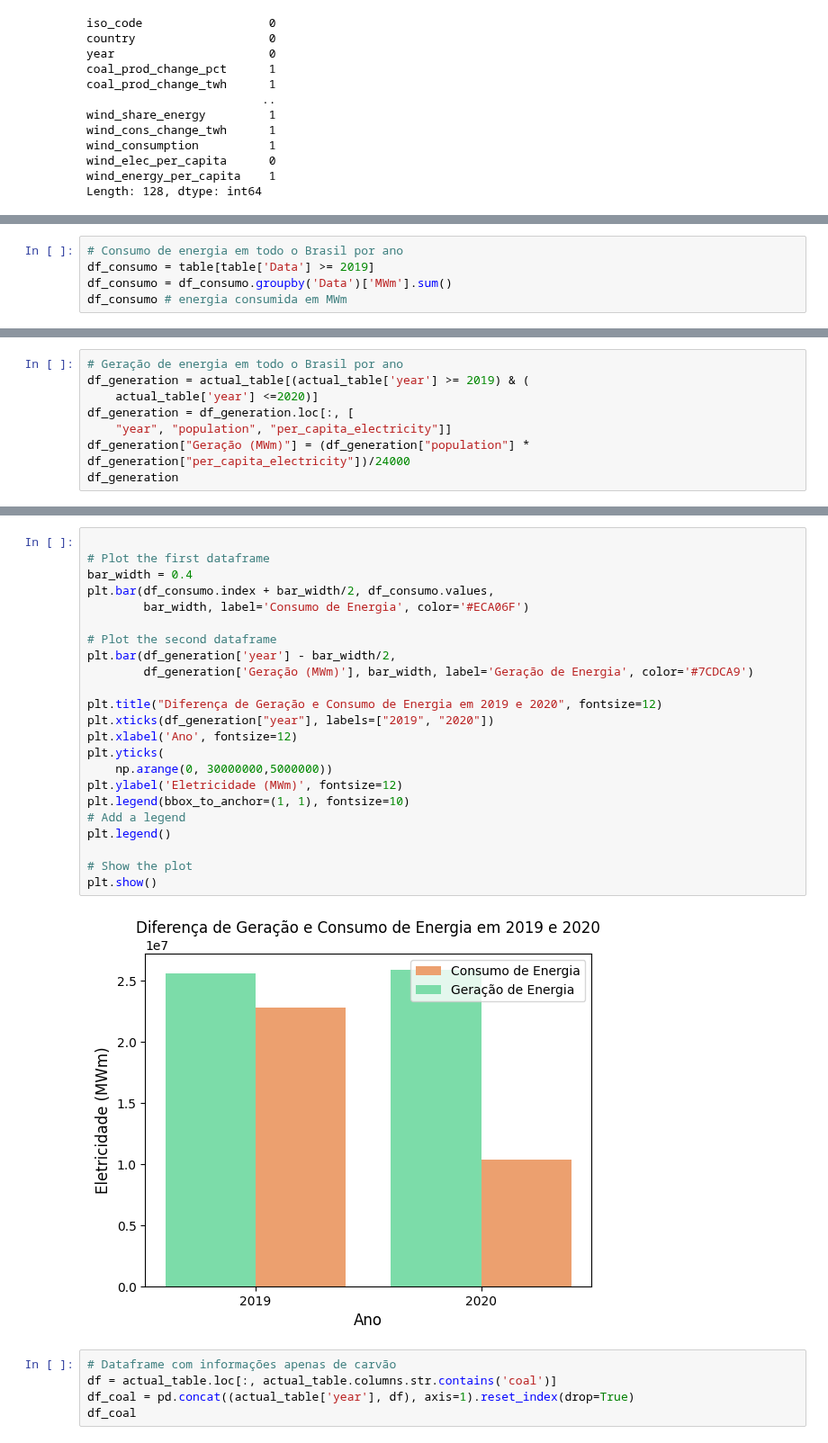
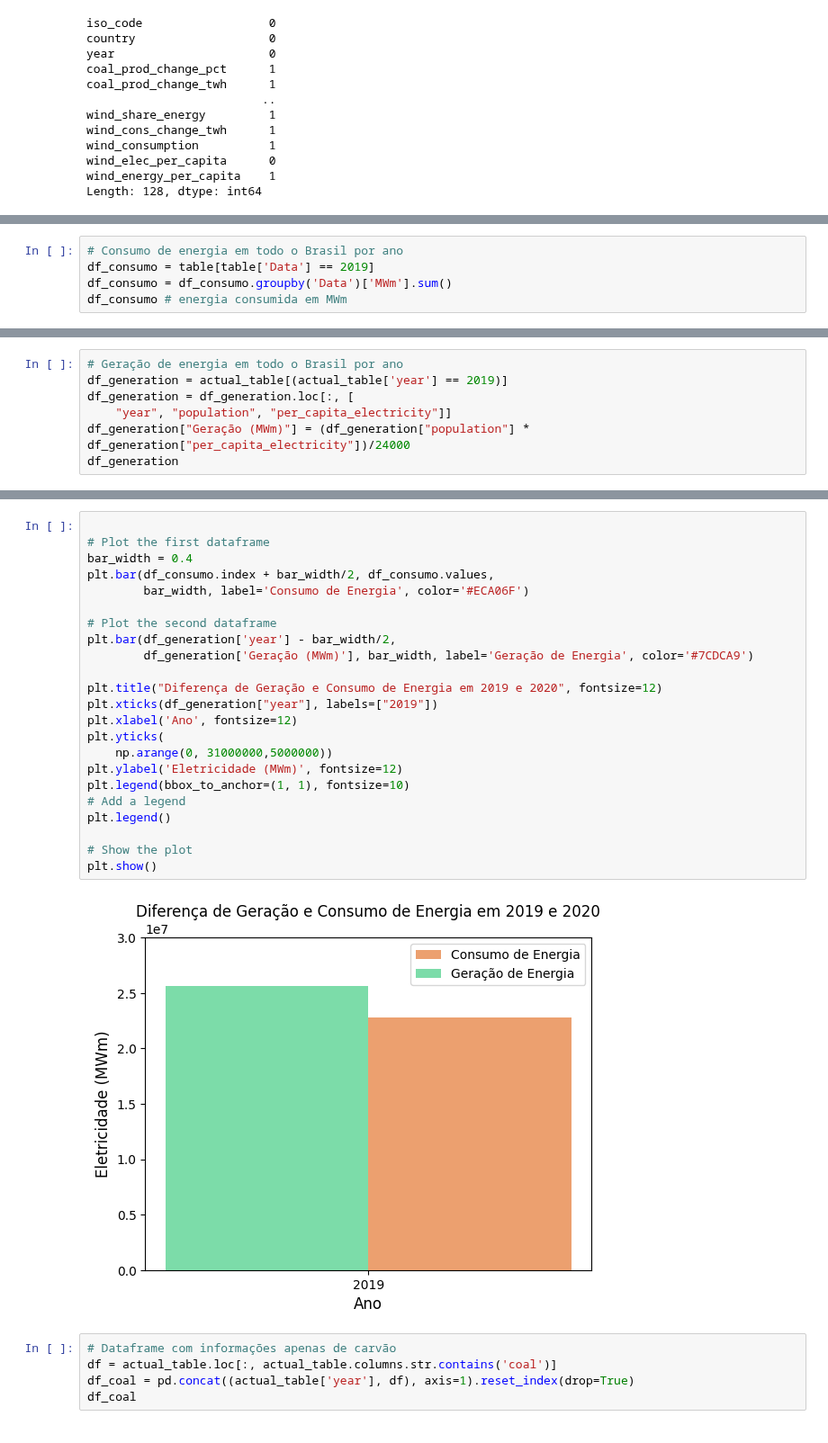
Before and after one commit to freireoliveira/tecnicas_1, a Jupyter notebook: Projeto_Tecnicas_Program1.ipynb, the cells around one changed output, grey strips where cells are left out. Shown at 90% size. Drawn from its saved outputs; the diff is of its cells as text.

```diff
--- a/Projeto_Tecnicas_Program1.ipynb
+++ b/Projeto_Tecnicas_Program1.ipynb
@@ -314,6 +316,6 @@ wind_energy_per_capita
 # %%
 # Consumo de energia em todo o Brasil por ano
-df_consumo = table[table['Data'] >= 2019]
+df_consumo = table[table['Data'] == 2019]
 df_consumo = df_consumo.groupby('Data')['MWm'].sum()
 df_consumo # energia consumida em MWm
 # %% [output]
@@ -324,7 +327,6 @@ Name: MWm, dtype: float64
 # %%
 # Geração de energia em todo o Brasil por ano
-df_generation = actual_table[(actual_table['year'] >= 2019) & (
-    actual_table['year'] <=2020)]
+df_generation = actual_table[(actual_table['year'] == 2019)]
 df_generation = df_generation.loc[:, [
     "year", "population", "per_capita_electricity"]]
 df_generation["Geração (MWm)"] = (df_generation["population"] * df_generation["per_capita_electricity"])/24000
@@ -336,28 +337,28 @@ df_generation
 # %%
 
 # Plot the first dataframe
 bar_width = 0.4
 plt.bar(df_consumo.index + bar_width/2, df_consumo.values,
         bar_width, label='Consumo de Energia', color='#ECA06F')
 
 # Plot the second dataframe
 plt.bar(df_generation['year'] - bar_width/2,
         df_generation['Geração (MWm)'], bar_width, label='Geração de Energia', color='#7CDCA9')
 
 plt.title("Diferença de Geração e Consumo de Energia em 2019 e 2020", fontsize=12)
-plt.xticks(df_generation["year"], labels=["2019", "2020"])
+plt.xticks(df_generation["year"], labels=["2019"])
 plt.xlabel('Ano', fontsize=12)
 plt.yticks(
-    np.arange(0, 30000000,5000000))
+    np.arange(0, 31000000,5000000))
 plt.ylabel('Eletricidade (MWm)', fontsize=12)
 plt.legend(bbox_to_anchor=(1, 1), fontsize=10)
 # Add a legend
 plt.legend()
 
 # Show the plot
 plt.show()
 # %% [output]
-[figure, old version]
+[figure, new version]
 # %%
 # Dataframe com informações apenas de carvão
 df = actual_table.loc[:, actual_table.columns.str.contains('coal')]
```
Also changed, not shown: parts of 8 cells of this notebook.
